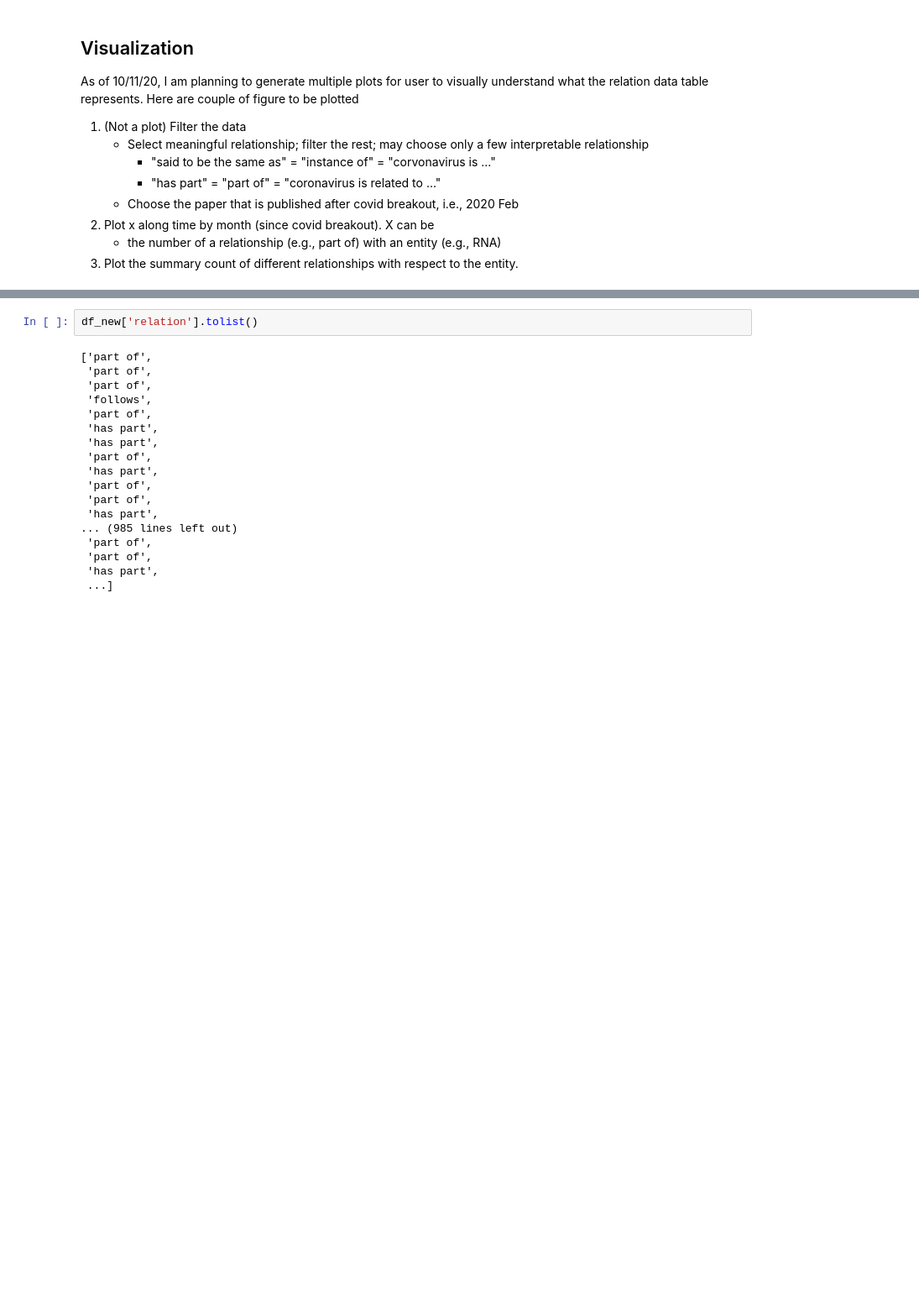
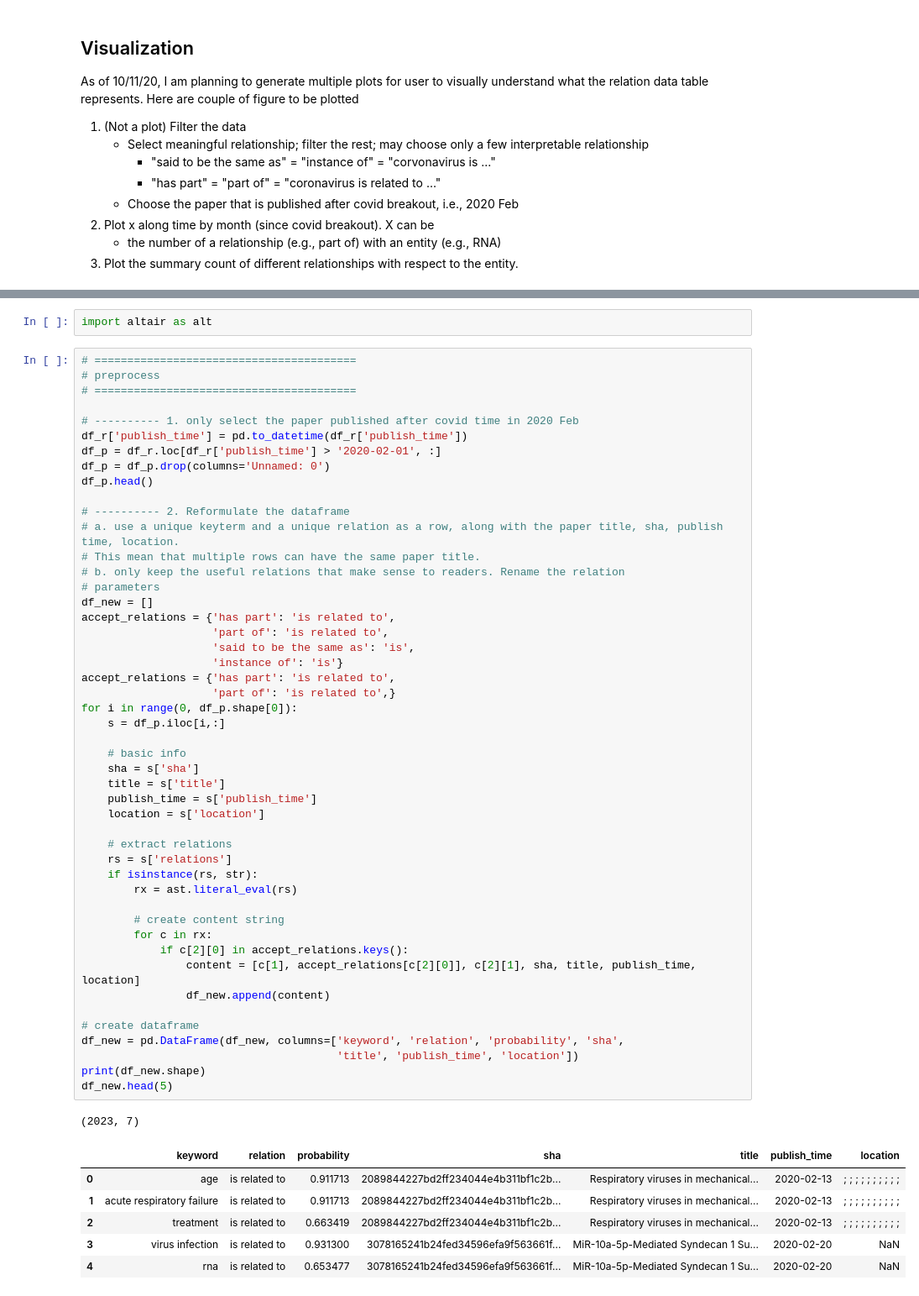
Before and after one commit to panas89/coronaBreakSuck2020, a Jupyter notebook: notebooks/main_kch_relation_extraction.ipynb, the cells around one changed output, grey strips where cells are left out. Shown at 84% size. Drawn from its saved outputs; the diff is of its cells as text; blank space fills up the shorter version.

```diff
--- a/notebooks/main_kch_relation_extraction.ipynb
+++ b/notebooks/main_kch_relation_extraction.ipynb
@@ -241,20 +169,58 @@ chart
-# %%
-df_new['relation'].tolist()
-# %% [output]
-['part of',
- 'part of',
- 'part of',
- 'follows',
- 'part of',
- 'has part',
- 'has part',
- 'part of',
- 'has part',
- 'part of',
- 'part of',
- 'has part',
-... (985 lines left out)
- 'part of',
- 'part of',
- 'has part',
- ...]
+# %%
+import altair as alt
+# %%
+# ========================================
+# preprocess
+# ========================================
+
+# ---------- 1. only select the paper published after covid time in 2020 Feb
+df_r['publish_time'] = pd.to_datetime(df_r['publish_time'])
+df_p = df_r.loc[df_r['publish_time'] > '2020-02-01', :]
+df_p = df_p.drop(columns='Unnamed: 0')
+df_p.head()
+
+# ---------- 2. Reformulate the dataframe
+# a. use a unique keyterm and a unique relation as a row, along with the paper title, sha, publish time, location.
+# This mean that multiple rows can have the same paper title.
+# b. only keep the useful relations that make sense to readers. Rename the relation
+# parameters
+df_new = []
+accept_relations = {'has part': 'is related to',
+                    'part of': 'is related to',
+                    'said to be the same as': 'is',
+                    'instance of': 'is'}
+accept_relations = {'has part': 'is related to',
+                    'part of': 'is related to',}
+for i in range(0, df_p.shape[0]):
+    s = df_p.iloc[i,:]
+
+    # basic info
+    sha = s['sha']
+    title = s['title']
+    publish_time = s['publish_time']
+    location = s['location']
+
+    # extract relations
+    rs = s['relations']
+    if isinstance(rs, str):
+        rx = ast.literal_eval(rs)
+
+        # create content string
+        for c in rx:
+            if c[2][0] in accept_relations.keys():
+                content = [c[1], accept_relations[c[2][0]], c[2][1], sha, title, publish_time, location]
+                df_new.append(content)
+
+# create dataframe
+df_new = pd.DataFrame(df_new, columns=['keyword', 'relation', 'probability', 'sha',
+                                       'title', 'publish_time', 'location'])
+print(df_new.shape)
+df_new.head(5)
+# %% [output]
+(2023, 7)
+|  | keyword | relation | probability | sha | title | publish_time | location |
+| 0 | age | is related to | 0.911713 | 2089844227bd2ff234044e4b311bf1c2b... | Respiratory viruses in mechanical... | 2020-02-13 | ; ; ; ; ; ; ; ; ; ; |
+| 1 | acute respiratory failure | is related to | 0.911713 | 2089844227bd2ff234044e4b311bf1c2b... | Respiratory viruses in mechanical... | 2020-02-13 | ; ; ; ; ; ; ; ; ; ; |
+| 2 | treatment | is related to | 0.663419 | 2089844227bd2ff234044e4b311bf1c2b... | Respiratory viruses in mechanical... | 2020-02-13 | ; ; ; ; ; ; ; ; ; ; |
+| 3 | virus infection | is related to | 0.931300 | 3078165241b24fed34596efa9f563661f... | MiR-10a-5p-Mediated Syndecan 1 Su... | 2020-02-20 | NaN |
+| 4 | rna | is related to | 0.653477 | 3078165241b24fed34596efa9f563661f... | MiR-10a-5p-Mediated Syndecan 1 Su... | 2020-02-20 | NaN |
```
Also changed, not shown: parts of 13 cells of this notebook, 1 other file.
